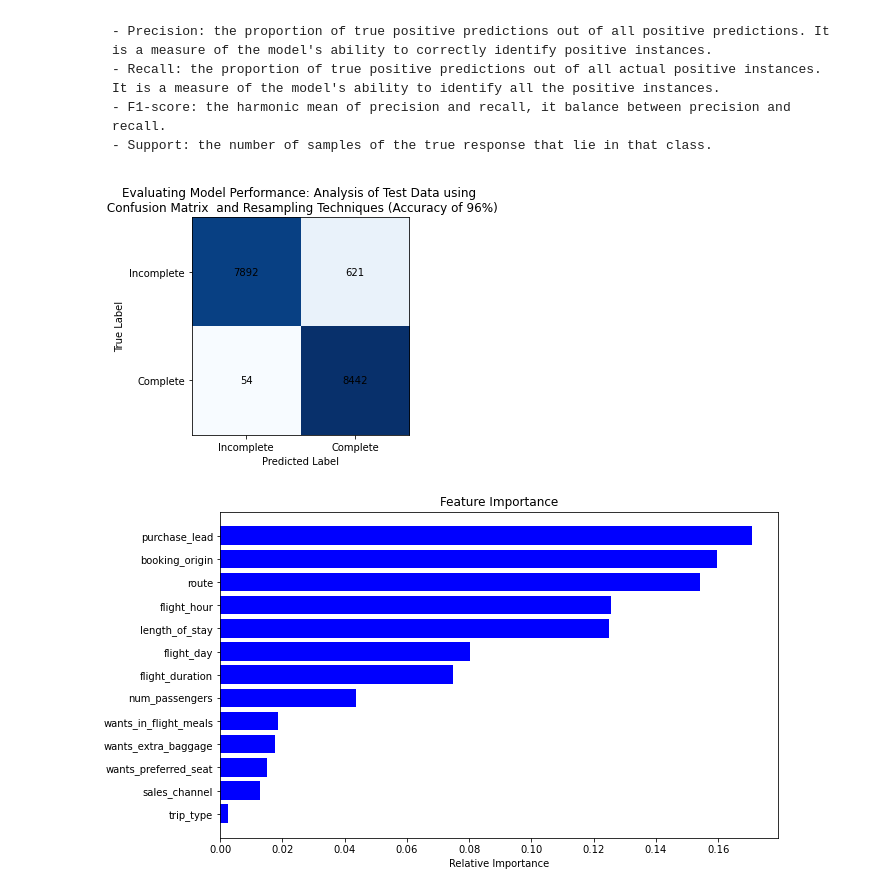
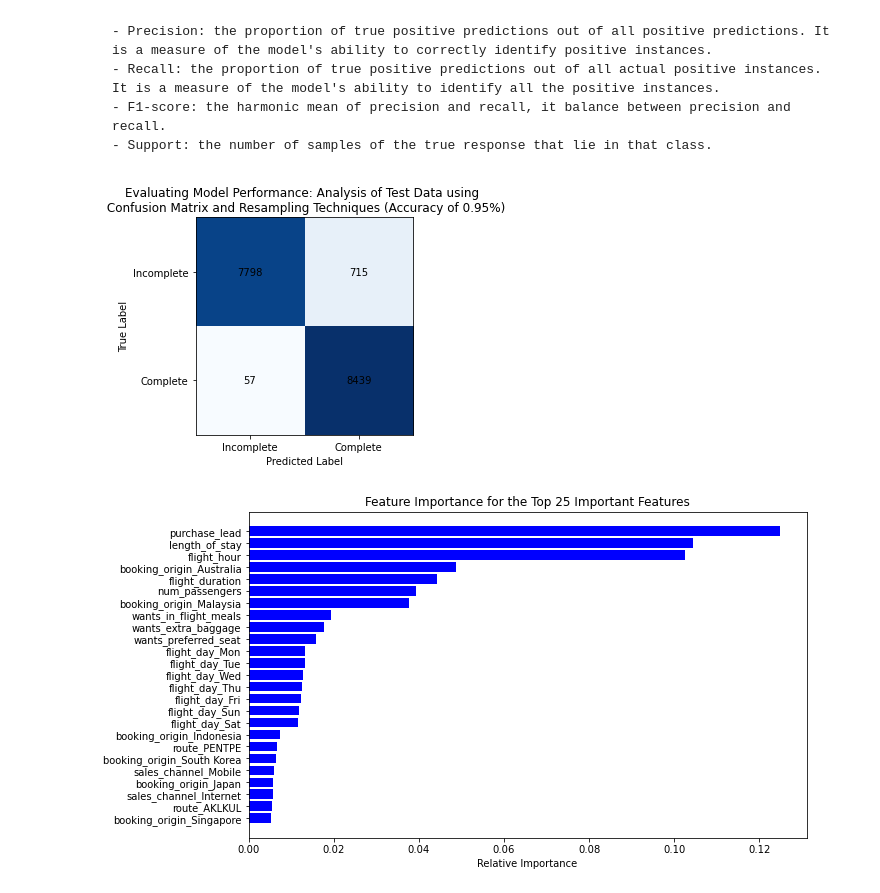
Before and after one commit to mousavin0/python, a Jupyter notebook: British Airways/Predictive model of completing a purchase.ipynb, the cells around one changed output. Saved outputs shown, nothing was run; the diff lists cells and outputs as text; code cells hidden in the pictures.

Commit message:
get_dummies

```diff
--- a/British Airways/Predictive model of completing a purchase.ipynb
+++ b/British Airways/Predictive model of completing a purchase.ipynb
@@ -77,14 +77,3 @@ import numpy as np
 from sklearn.model_selection import GridSearchCV
 from sklearn.metrics import confusion_matrix
 from sklearn.utils import resample
-# %%
-
-# Preprocessing
-# Encode categorical variables
-le = LabelEncoder()
-df['sales_channel'] = le.fit_transform(df['sales_channel'])
-df['trip_type'] = le.fit_transform(df['trip_type'])
-df['flight_day'] = le.fit_transform(df['flight_day'])
-df['route'] = le.fit_transform(df['route'])
-df['booking_origin'] = le.fit_transform(df['booking_origin'])
-df.info()
@@ -185,3 +147,15 @@ df['booking_complete'].value_counts()
 0    42522
 1     7478
 Name: booking_complete, dtype: int64
+# %%
+
+# Preprocessing
+# Encode categorical variables
+#le = LabelEncoder()
+#df['sales_channel'] = le.fit_transform(df['sales_channel'])
+#df['trip_type'] = le.fit_transform(df['trip_type'])
+#df['flight_day'] = le.fit_transform(df['flight_day'])
+#df['route'] = le.fit_transform(df['route'])
+#df['booking_origin'] = le.fit_transform(df['booking_origin'])
+df = pd.get_dummies(df, columns=['sales_channel', 'trip_type','flight_day','route','booking_origin'])
+df.info()
@@ -282,7 +273,7 @@ conf_matrix = confusion_matrix(y_test, y_pred)
 
 # Plot the confusion matrix
 plt.imshow(conf_matrix, cmap='Blues')
-plt.title('Evaluating Model Performance: Analysis of Test Data using \n Confusion Matrix  and Resampling Techniques (Accuracy of 96%)')
+plt.title('Evaluating Model Performance: Analysis of Test Data using \n Confusion Matrix and Resampling Techniques (Accuracy of {}%)'.format(acc))
 plt.xlabel('Predicted Label')
 plt.ylabel('True Label')
 # Add the numbers to the confusion matrix
@@ -296,20 +287,25 @@ plt.yticks(range(len(class_labels)), class_labels)
 
 plt.show()
 # %% [output]
-[figure, old version]
+[figure, new version]
 # %%
 
 # Visualization of contributing regressors
 # Feature importance
 features = X.columns
 importances = clf.feature_importances_
 indices = np.argsort(importances)
 
+# Get the indices of the top 10 important features
+top_n = 25
+top_n_indices = indices[-top_n:]
+
+
 plt.figure(figsize=(10, 6))
-plt.title('Feature Importance')
-plt.barh(range(len(indices)), importances[indices], color='b', align='center')
-plt.yticks(range(len(indices)), [features[i] for i in indices])
+plt.title('Feature Importance for the Top {} Important Features'.format(top_n))
+plt.barh(range((top_n)), importances[top_n_indices], color='b', align='center')
+plt.yticks(range((top_n)), [features[i] for i in top_n_indices])
 plt.xlabel('Relative Importance')
 plt.show()
 # %% [output]
-[figure, old version]
+[figure, new version]
```
Also changed, not shown: parts of 11 cells of this notebook, 2 other files.
